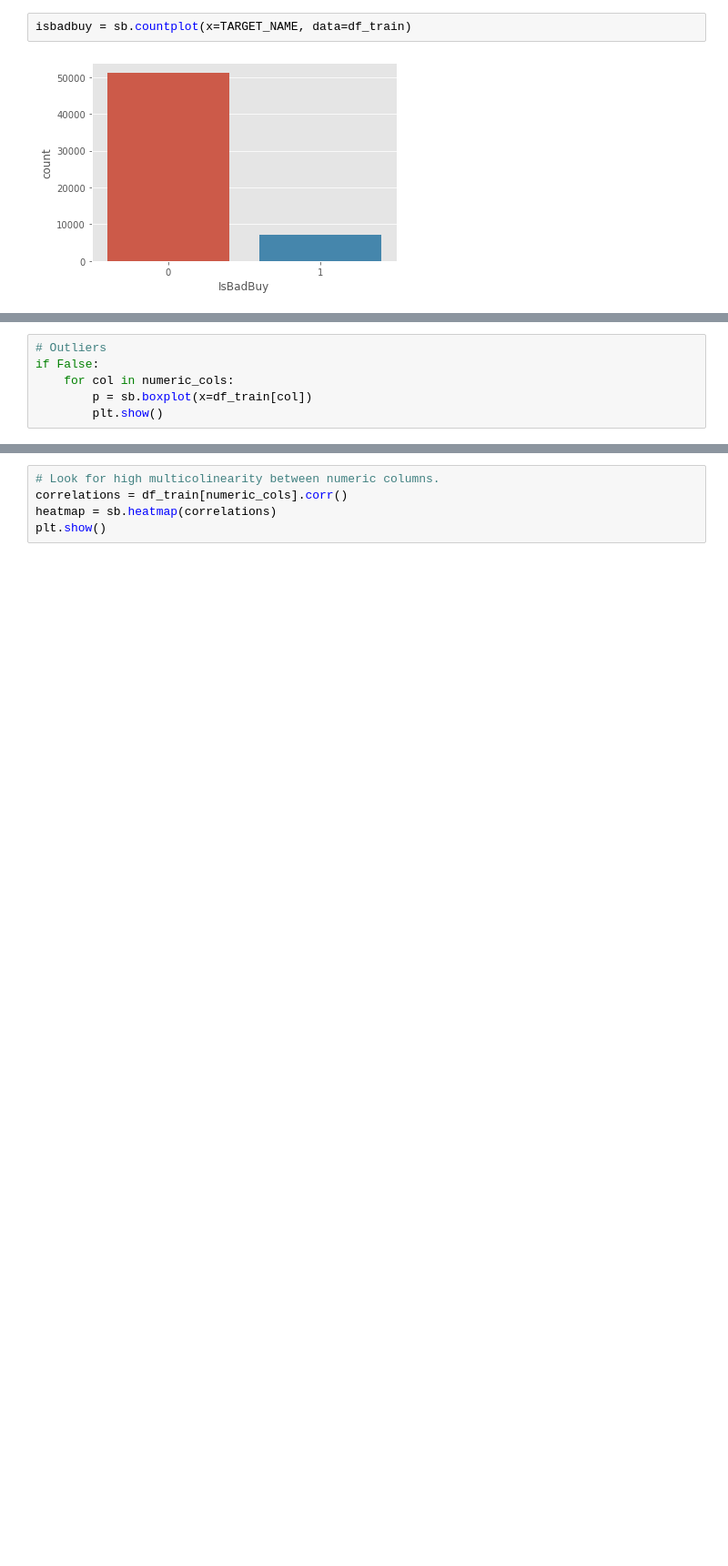
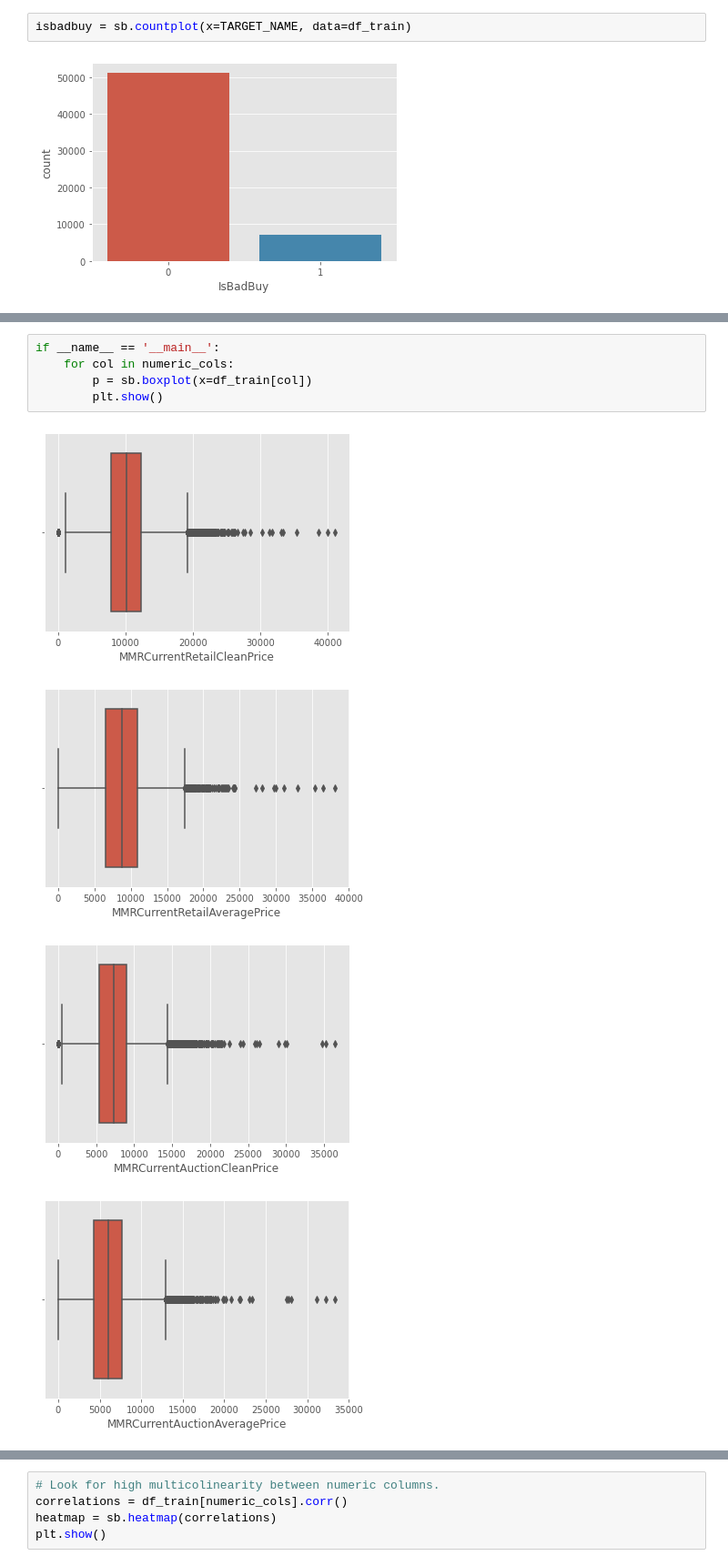
Before and after one commit to jbonfardeci/carvana-challenge, a Jupyter notebook: Carvana Dont Get Kicked.ipynb, the cells around one changed output, grey strips where cells are left out. Shown at 91% size. Saved outputs shown, nothing was run; the diff lists cells and outputs as text; blank space fills up the shorter version.

```diff
--- a/Carvana Dont Get Kicked.ipynb
+++ b/Carvana Dont Get Kicked.ipynb
@@ -400,6 +402,10 @@ isbadbuy = sb.countplot(x=TARGET_NAME, data=df_train)
 # %%
-# Outliers
-if False:
+if __name__ == '__main__':
     for col in numeric_cols:
         p = sb.boxplot(x=df_train[col])
         plt.show()
+# %% [output]
+[figure, added]
+[figure, added]
+[figure, added]
+[figure, added]
```
Also changed, not shown: parts of 12 cells of this notebook.
